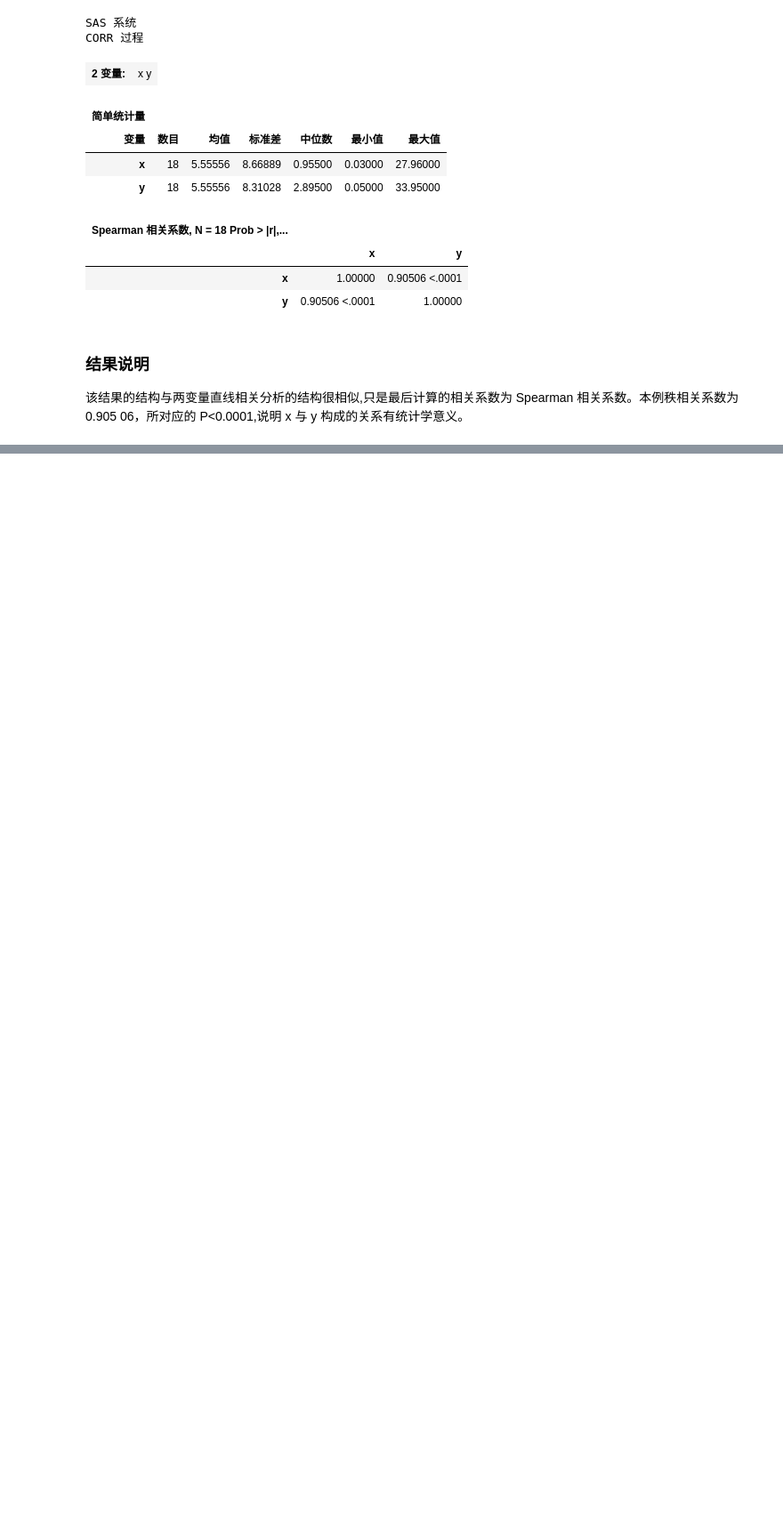
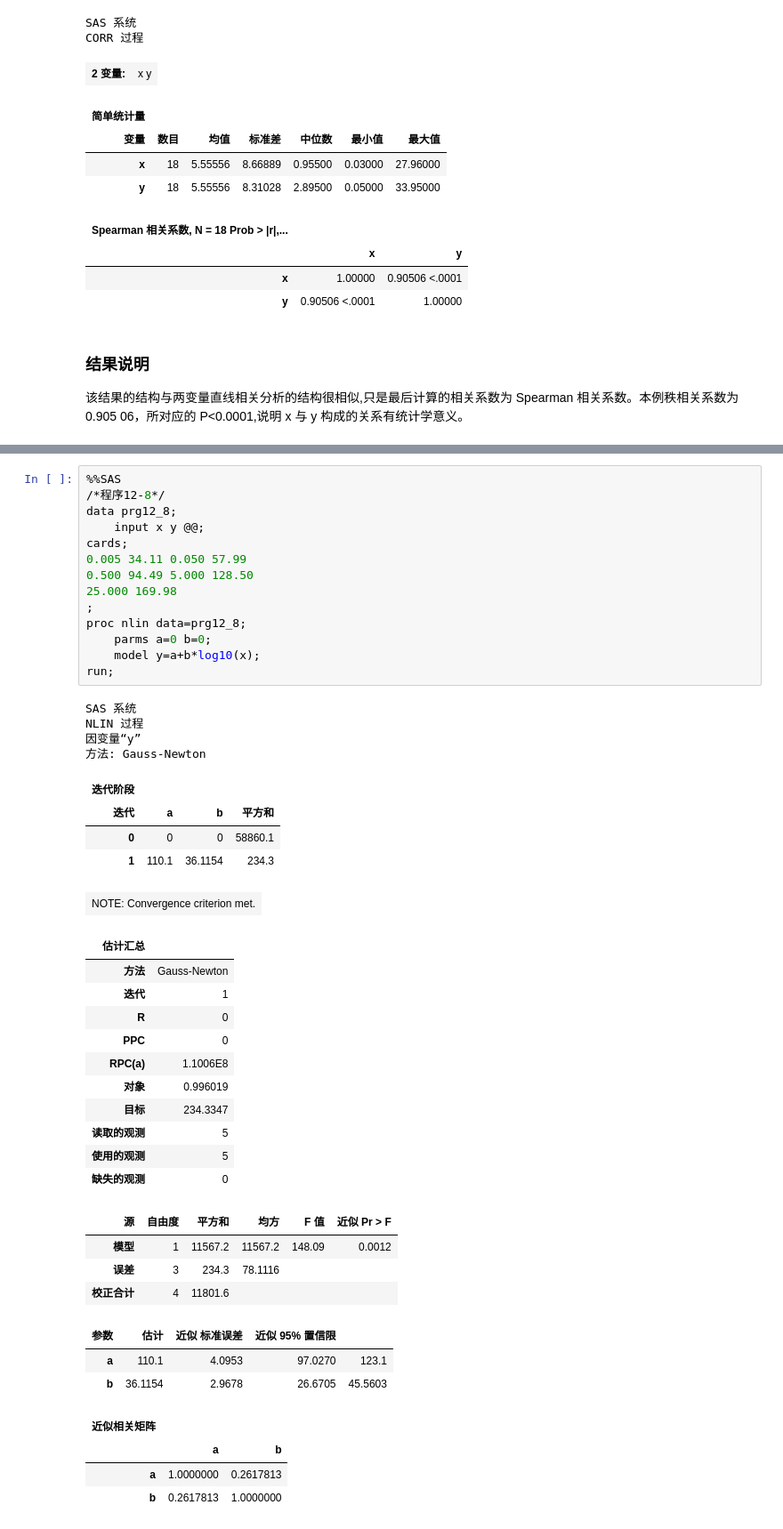
Before and after one commit to pumc-zhou/Med-Stat-Notes, a Jupyter notebook: Guide/SAS/25-06-04-SAS-corr-reg.ipynb, the cells around one changed output, grey strips where cells are left out. Shown at 89% size. Saved outputs shown, nothing was run; the diff lists cells and outputs as text; blank space fills up the shorter version.

```diff
--- a/Guide/SAS/25-06-04-SAS-corr-reg.ipynb
+++ b/Guide/SAS/25-06-04-SAS-corr-reg.ipynb
@@ -221,0 +374,46 @@ CORR 过程
+# %%
+%%SAS
+/*程序12-8*/
+data prg12_8;
+    input x y @@;
+cards;
+0.005 34.11 0.050 57.99
+0.500 94.49 5.000 128.50
+25.000 169.98
+;
+proc nlin data=prg12_8;
+    parms a=0 b=0;
+    model y=a+b*log10(x);
+run;
+# %% [output]
+SAS 系统
+NLIN 过程
+因变量“y”
+方法: Gauss-Newton
+| 迭代阶段 |  |  |  |
+| 迭代 | a | b | 平方和 |
+| 0 | 0 | 0 | 58860.1 |
+| 1 | 110.1 | 36.1154 | 234.3 |
+| NOTE: Convergence criterion met. |
+| 估计汇总 |  |
+| 方法 | Gauss-Newton |
+| 迭代 | 1 |
+| R | 0 |
+| PPC | 0 |
+| RPC(a) | 1.1006E8 |
+| 对象 | 0.996019 |
+| 目标 | 234.3347 |
+| 读取的观测 | 5 |
+| 使用的观测 | 5 |
+| 缺失的观测 | 0 |
+| 源 | 自由度 | 平方和 | 均方 | F 值 | 近似 Pr > F |
+| 模型 | 1 | 11567.2 | 11567.2 | 148.09 | 0.0012 |
+| 误差 | 3 | 234.3 | 78.1116 |  |  |
+| 校正合计 | 4 | 11801.6 |  |  |  |
+| 参数 | 估计 | 近似 标准误差 | 近似 95% 置信限 |  |
+| a | 110.1 | 4.0953 | 97.0270 | 123.1 |
+| b | 36.1154 | 2.9678 | 26.6705 | 45.5603 |
+| 近似相关矩阵 |  |  |
+|  | a | b |
+| a | 1.0000000 | 0.2617813 |
+| b | 0.2617813 | 1.0000000 |
```
Also changed, not shown: parts of 20 cells of this notebook, 5 other files.
